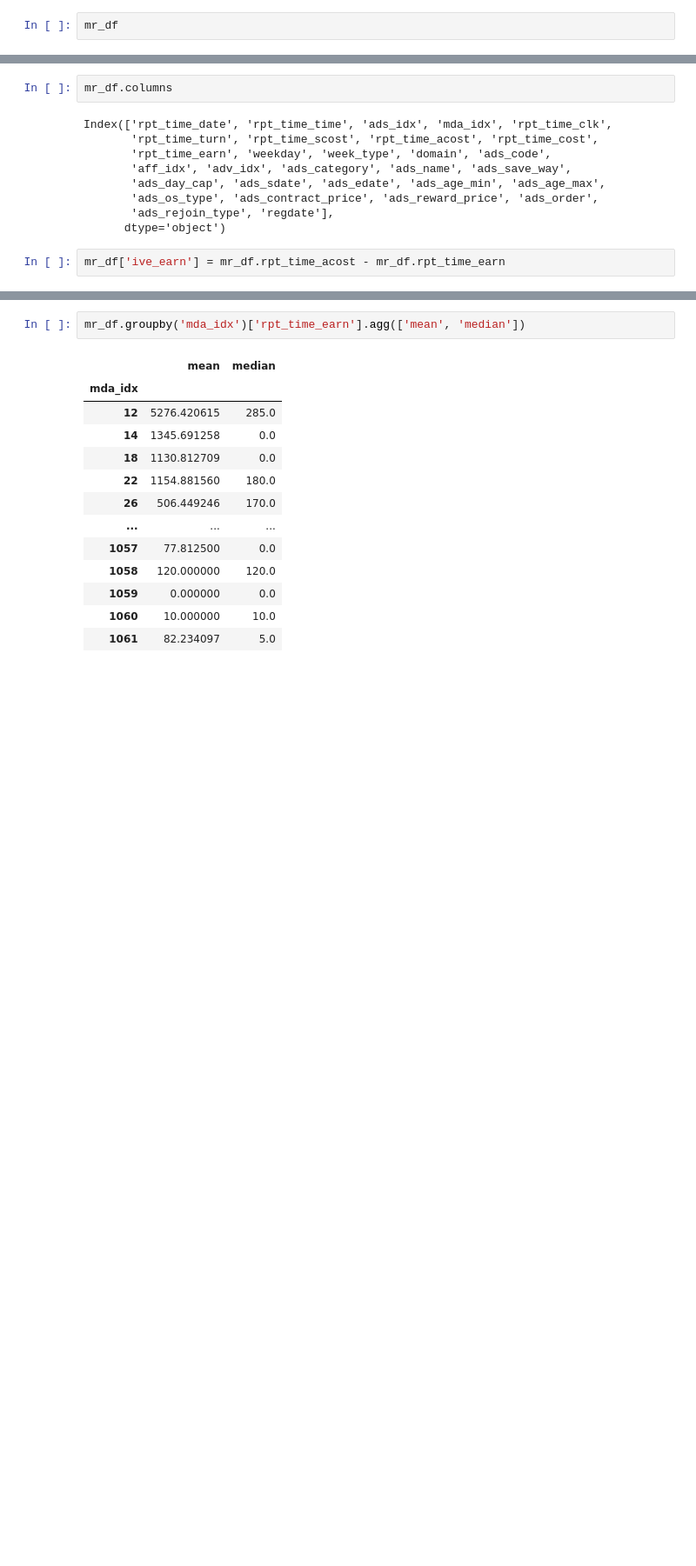
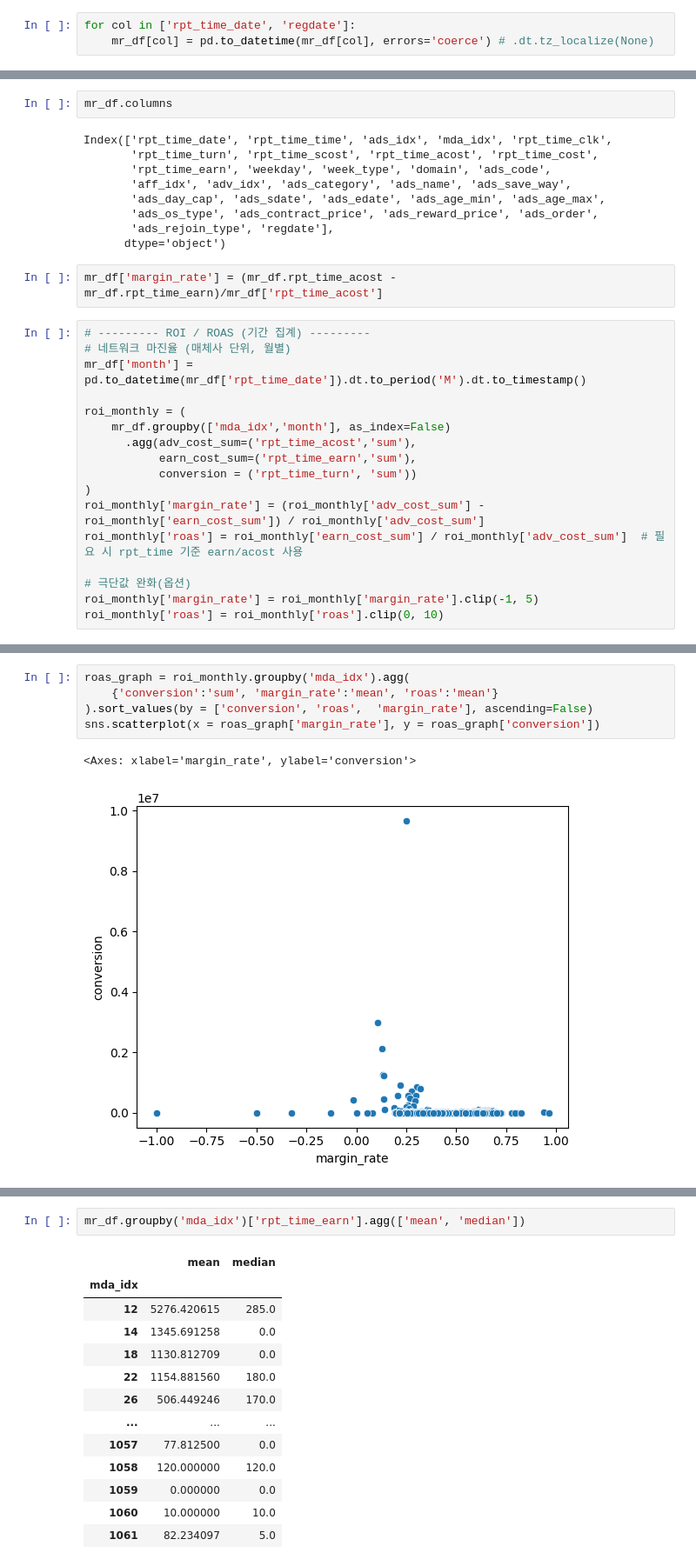
Before and after one commit to sese7414/reward_ads_project, a Jupyter notebook: Sehee/recommend.ipynb, the cells around one changed output, grey strips where cells are left out. Shown at 87% size. Saved outputs shown, nothing was run; the diff lists cells and outputs as text; blank space fills up the shorter version.

```diff
--- a/Sehee/recommend.ipynb
+++ b/Sehee/recommend.ipynb
@@ -522,2 +518,3 @@ mr_df.shape
 # %%
-mr_df
+for col in ['rpt_time_date', 'regdate']:
+    mr_df[col] = pd.to_datetime(mr_df[col], errors='coerce') # .dt.tz_localize(None)
@@ -547,4 +530,21 @@ Index(['rpt_time_date', 'rpt_time_time', 'ads_idx', 'mda_idx', 'rpt_time_clk',
        'ads_rejoin_type', 'regdate'],
       dtype='object')
 # %%
-mr_df['ive_earn'] = mr_df.rpt_time_acost - mr_df.rpt_time_earn
+mr_df['margin_rate'] = (mr_df.rpt_time_acost - mr_df.rpt_time_earn)/mr_df['rpt_time_acost']
+# %%
+# --------- ROI / ROAS (기간 집계) ---------
+# 네트워크 마진율 (매체사 단위, 월별)
+mr_df['month'] = pd.to_datetime(mr_df['rpt_time_date']).dt.to_period('M').dt.to_timestamp()
+
+roi_monthly = (
+    mr_df.groupby(['mda_idx','month'], as_index=False)
+      .agg(adv_cost_sum=('rpt_time_acost','sum'),
+           earn_cost_sum=('rpt_time_earn','sum'),
+           conversion = ('rpt_time_turn', 'sum'))
+)
+roi_monthly['margin_rate'] = (roi_monthly['adv_cost_sum'] - roi_monthly['earn_cost_sum']) / roi_monthly['adv_cost_sum']
+roi_monthly['roas'] = roi_monthly['earn_cost_sum'] / roi_monthly['adv_cost_sum']  # 필요 시 rpt_time 기준 earn/acost 사용
+
+# 극단값 완화(옵션)
+roi_monthly['margin_rate'] = roi_monthly['margin_rate'].clip(-1, 5)
+roi_monthly['roas'] = roi_monthly['roas'].clip(0, 10)
@@ -550,0 +571,8 @@ mr_df['ive_earn'] = mr_df.rpt_time_acost - mr_df.rpt_time_earn
+# %%
+roas_graph = roi_monthly.groupby('mda_idx').agg(
+    {'conversion':'sum', 'margin_rate':'mean', 'roas':'mean'}
+).sort_values(by = ['conversion', 'roas',  'margin_rate'], ascending=False)
+sns.scatterplot(x = roas_graph['margin_rate'], y = roas_graph['conversion'])
+# %% [output]
+<Axes: xlabel='margin_rate', ylabel='conversion'>
+[figure, added]
```
Also changed, not shown: parts of 60 cells of this notebook, 3 other files.
